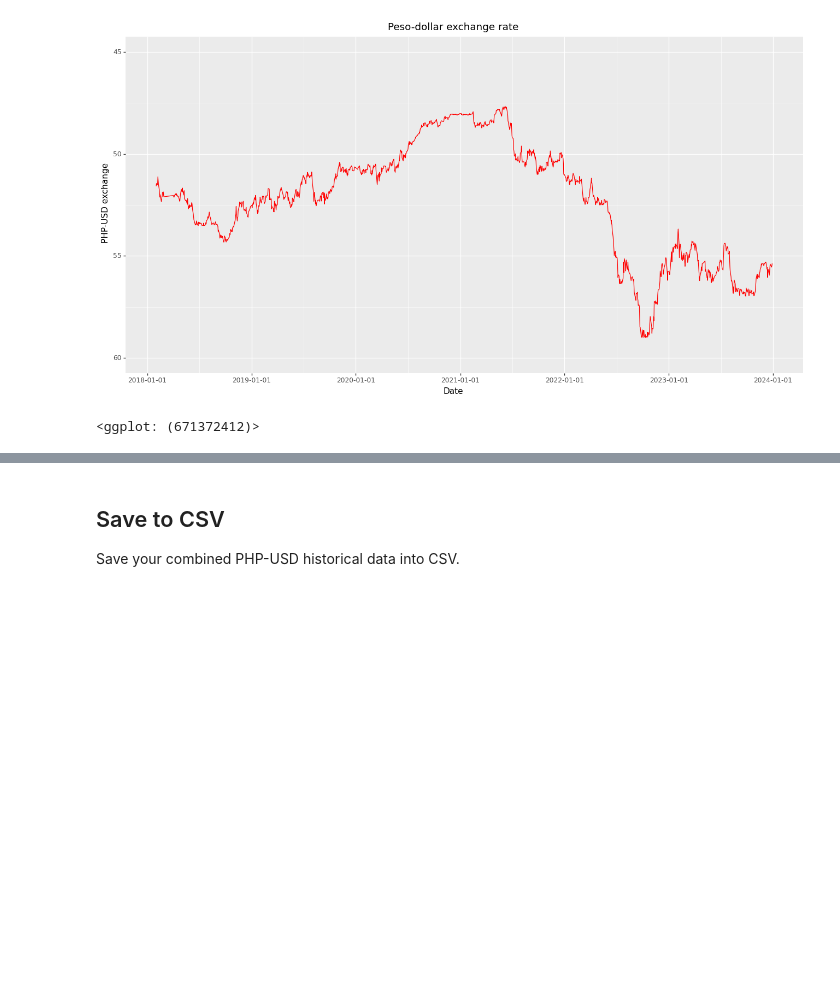
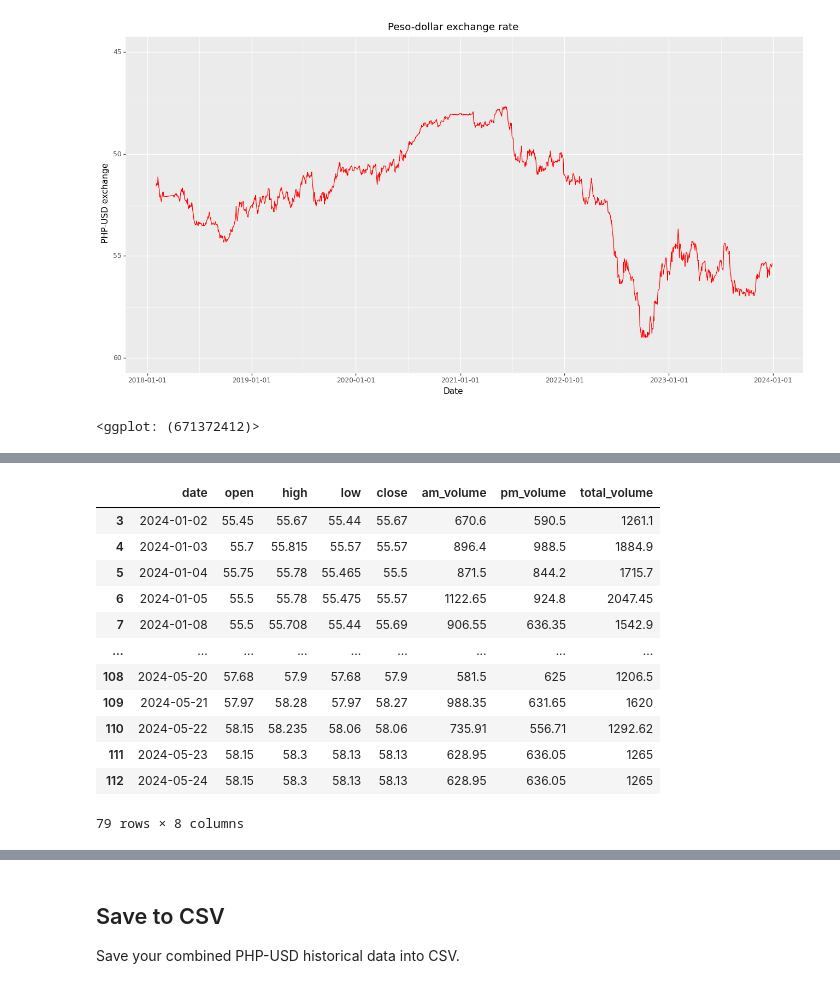
Before and after one commit to pmagtulis/usd-php-forex, a Jupyter notebook: forex-ph.ipynb, the cells around one changed output, grey strips where cells are left out. Saved outputs shown, nothing was run; the diff lists cells and outputs as text; code cells hidden in the pictures; blank space fills up the shorter version.

```diff
--- a/forex-ph.ipynb
+++ b/forex-ph.ipynb
@@ -428,0 +470,17 @@ df_final.sort_values('close')
+# %%
+df_2024_selected = df_2024_selected.dropna() #drop all rows with null values
+df_2024_selected
+# %% [output]
+|  | date | open | high | low | close | am_volume | pm_volume | total_volume |
+| 3 | 2024-01-02 | 55.45 | 55.67 | 55.44 | 55.67 | 670.6 | 590.5 | 1261.1 |
+| 4 | 2024-01-03 | 55.7 | 55.815 | 55.57 | 55.57 | 896.4 | 988.5 | 1884.9 |
+| 5 | 2024-01-04 | 55.75 | 55.78 | 55.465 | 55.5 | 871.5 | 844.2 | 1715.7 |
+| 6 | 2024-01-05 | 55.5 | 55.78 | 55.475 | 55.57 | 1122.65 | 924.8 | 2047.45 |
+| 7 | 2024-01-08 | 55.5 | 55.708 | 55.44 | 55.69 | 906.55 | 636.35 | 1542.9 |
+| ... | ... | ... | ... | ... | ... | ... | ... | ... |
+| 108 | 2024-05-20 | 57.68 | 57.9 | 57.68 | 57.9 | 581.5 | 625 | 1206.5 |
+| 109 | 2024-05-21 | 57.97 | 58.28 | 57.97 | 58.27 | 988.35 | 631.65 | 1620 |
+| 110 | 2024-05-22 | 58.15 | 58.235 | 58.06 | 58.06 | 735.91 | 556.71 | 1292.62 |
+| 111 | 2024-05-23 | 58.15 | 58.3 | 58.13 | 58.13 | 628.95 | 636.05 | 1265 |
+| 112 | 2024-05-24 | 58.15 | 58.3 | 58.13 | 58.13 | 628.95 | 636.05 | 1265 |
+79 rows × 8 columns
```
Also changed, not shown: parts of 15 cells of this notebook, 1 other file.
